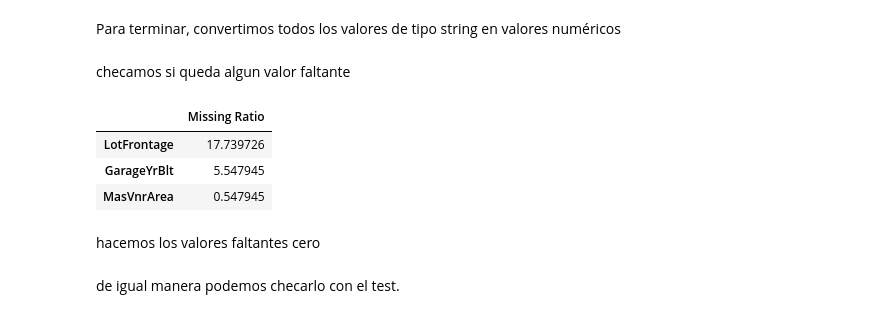
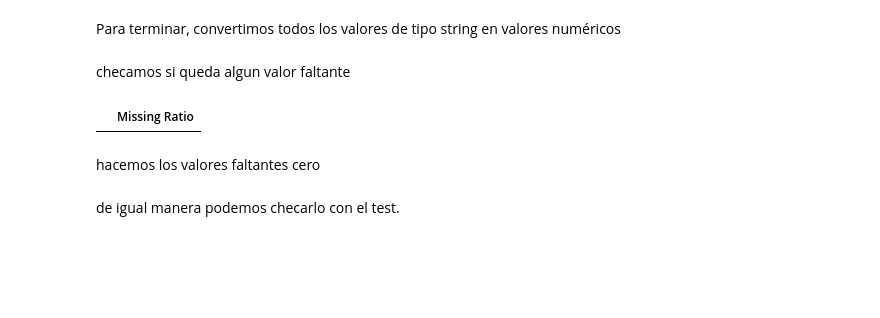
Before and after one commit to 8kta/MLHMW1, a Jupyter notebook: try1.ipynb, the cells around one changed output. Drawn from its saved outputs; the diff is of its cells as text; code cells hidden in the pictures; blank space fills up the shorter version.

```diff
--- a/try1.ipynb
+++ b/try1.ipynb
@@ -117,14 +117,11 @@ checamos si queda algun valor faltante
 # %%
 #Checar si existen missing data faltantes (Nan, inf)
 train_na = (train.isnull().sum() / len(train)) * 100
 train_na = train_na.drop(train_na[train_na == 0].index).sort_values(ascending=False)
 missing_data = pd.DataFrame({'Missing Ratio' :train_na})
-missing_data.head()
+missing_data
 # %% [output]
 |  | Missing Ratio |
-| LotFrontage | 17.739726 |
-| GarageYrBlt | 5.547945 |
-| MasVnrArea | 0.547945 |
 # %% [markdown]
 hacemos los valores faltantes cero
 # %%
```
